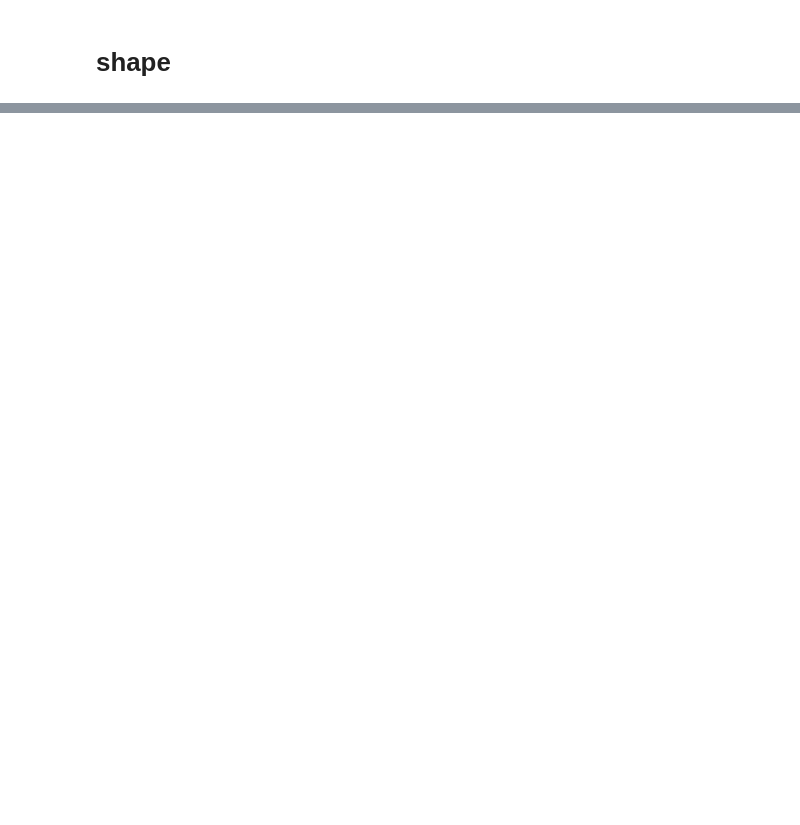
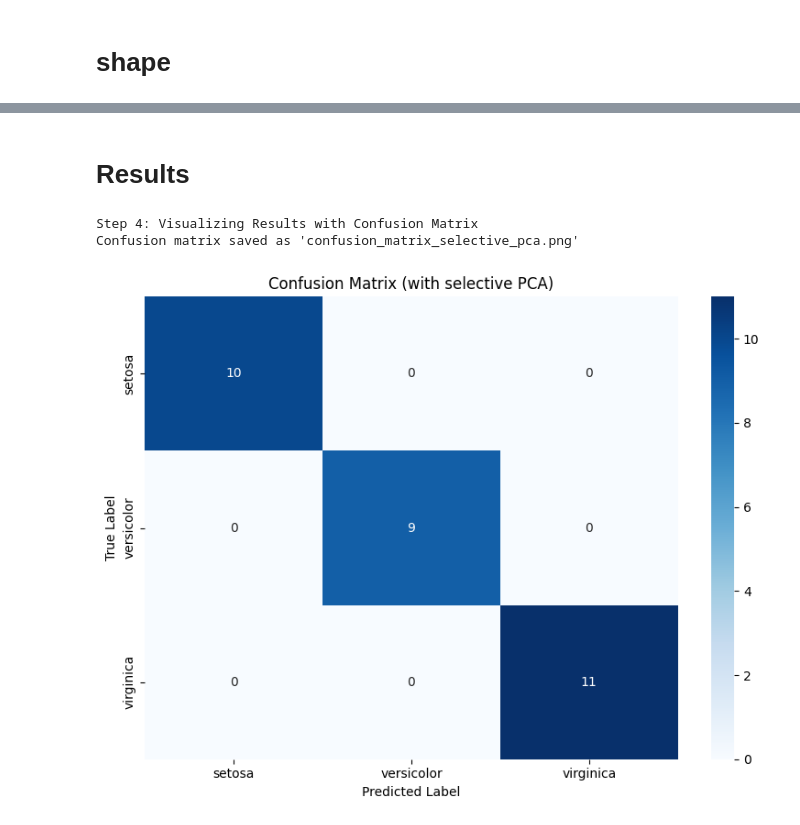
Before and after one commit to kalhara-peiris/iris_dataset, a Jupyter notebook: iris.ipynb, the cells around one changed output, grey strips where cells are left out. Drawn from its saved outputs; the diff is of its cells as text; code cells hidden in the pictures; blank space fills up the shorter version.

```diff
--- a/iris.ipynb
+++ b/iris.ipynb
@@ -285,0 +379,23 @@ NameError: name 'high_corr_features' is not defined
+# %% [markdown]
+# **Results**
+# %%
+# Step 4: Visualize the Results
+print("\nStep 4: Visualizing Results with Confusion Matrix")
+# Create a confusion matrix
+cm = confusion_matrix(y_test, y_pred)
+
+# Plot the confusion matrix
+plt.figure(figsize=(8, 6))
+sns.heatmap(cm, annot=True, fmt='d', cmap='Blues',
+            xticklabels=target_names,
+            yticklabels=target_names)
+plt.xlabel('Predicted Label')
+plt.ylabel('True Label')
+plt.title('Confusion Matrix (with selective PCA)')
+plt.tight_layout()
+plt.savefig('confusion_matrix_selective_pca.png')
+print("Confusion matrix saved as 'confusion_matrix_selective_pca.png'")
+# %% [output]
+Step 4: Visualizing Results with Confusion Matrix
+Confusion matrix saved as 'confusion_matrix_selective_pca.png'
+[figure, added]
```
Also changed, not shown: parts of 12 cells of this notebook, 4 other files.
